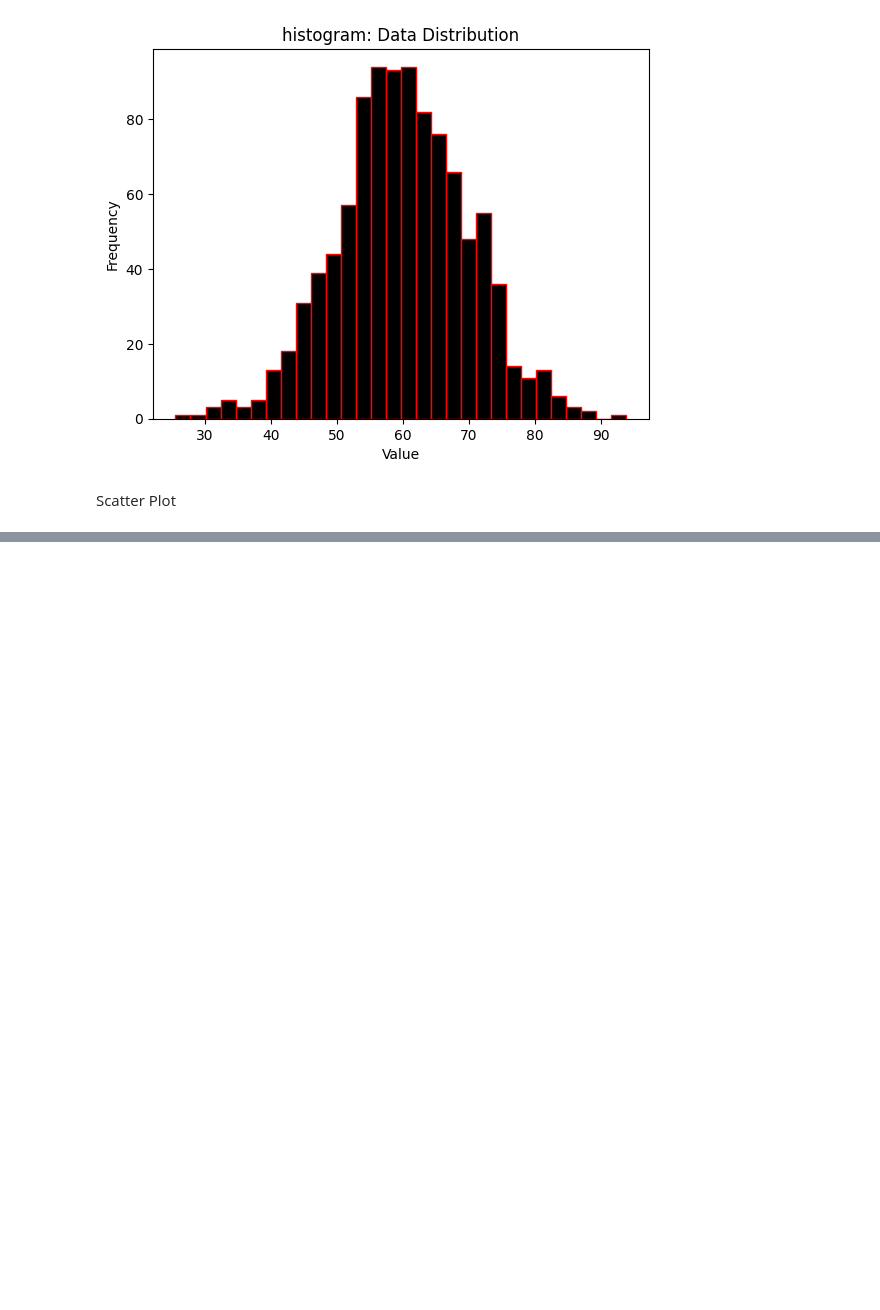
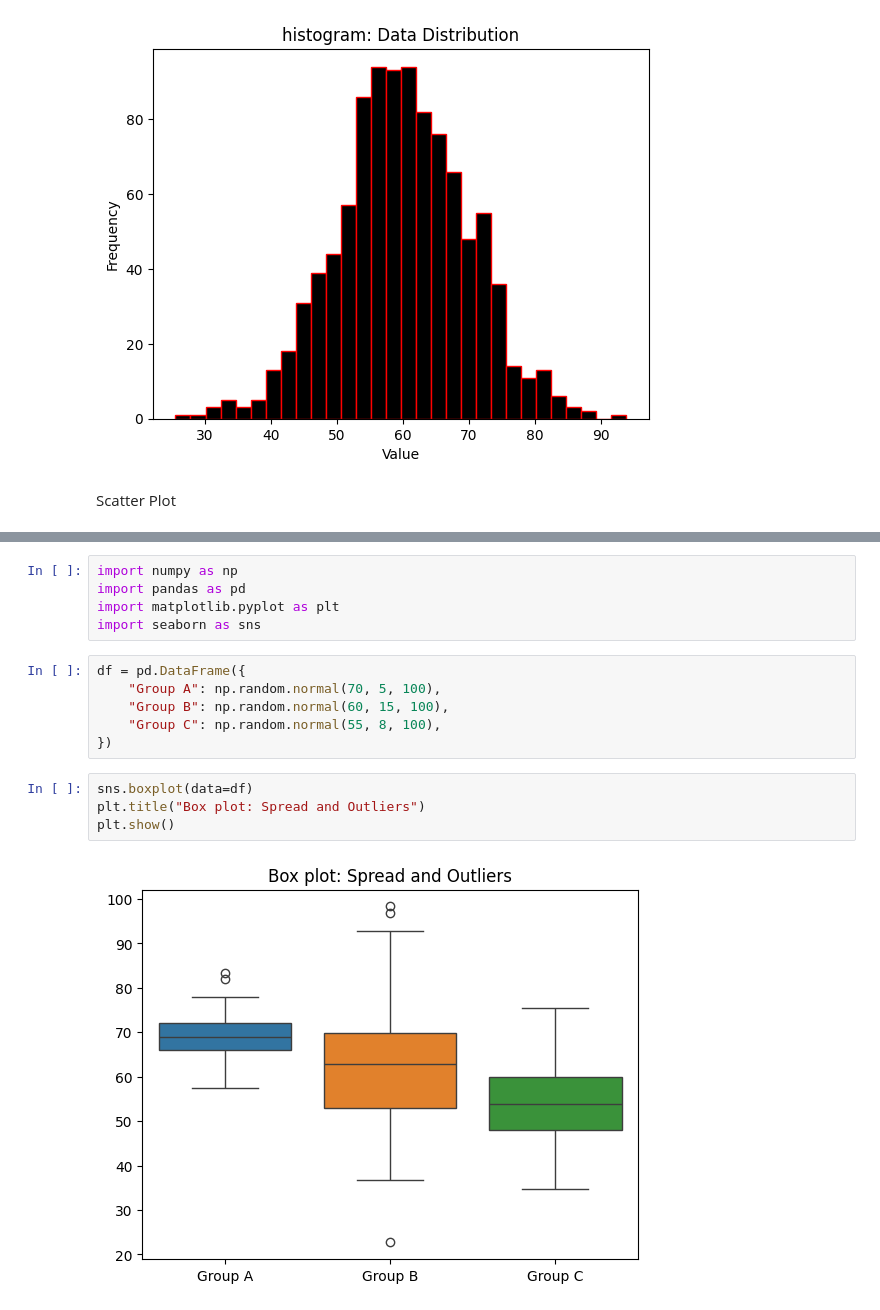
Before and after one commit to amritanshu1968-wq/data-implementation, a Jupyter notebook: Module 2/visualization.ipynb, the cells around one changed output, grey strips where cells are left out. Drawn from its saved outputs; the diff is of its cells as text; blank space fills up the shorter version.

```diff
--- a/Module 2/visualization.ipynb
+++ b/Module 2/visualization.ipynb
@@ -147,0 +150,17 @@ plt.show()
+# %%
+import numpy as np
+import pandas as pd
+import matplotlib.pyplot as plt
+import seaborn as sns
+# %%
+df = pd.DataFrame({
+    "Group A": np.random.normal(70, 5, 100),
+    "Group B": np.random.normal(60, 15, 100),
+    "Group C": np.random.normal(55, 8, 100),
+})
+# %%
+sns.boxplot(data=df)
+plt.title("Box plot: Spread and Outliers")
+plt.show()
+# %% [output]
+[figure, added]
```
Also changed, not shown: parts of 2 cells of this notebook.
